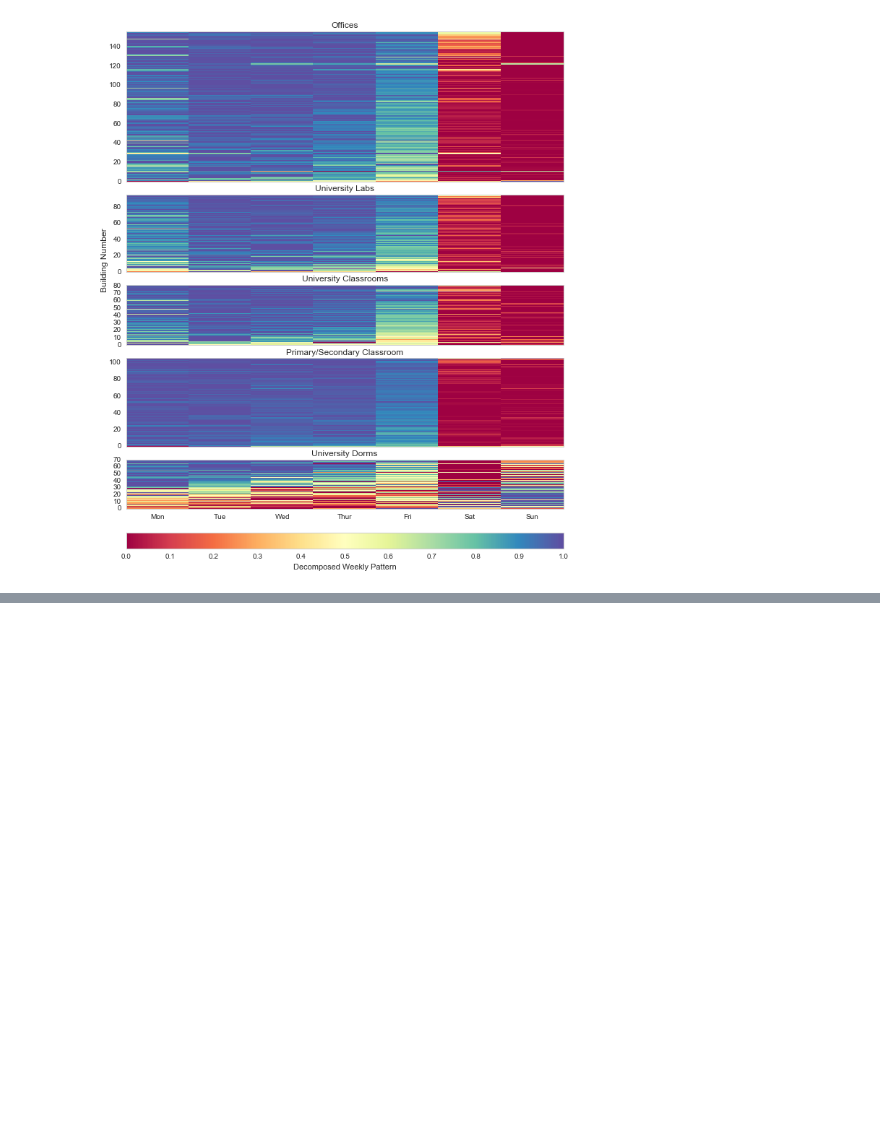
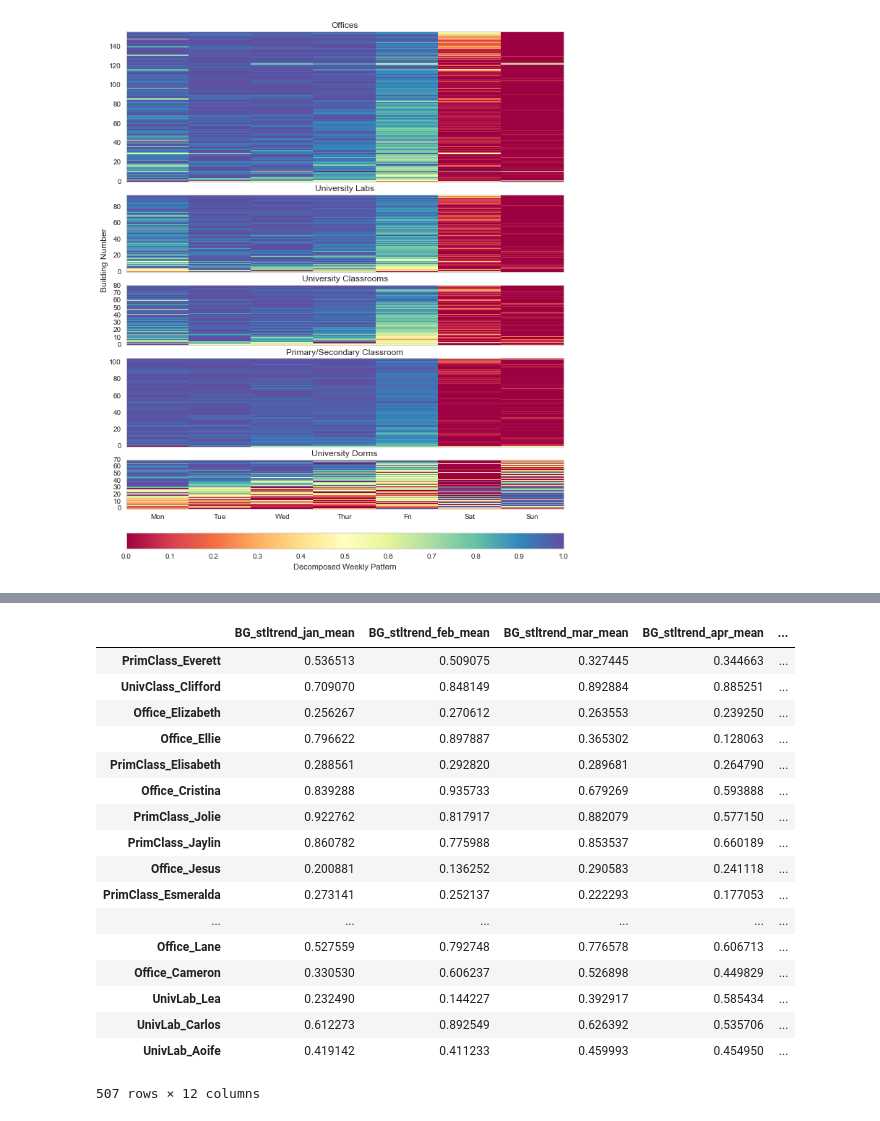
Before and after one commit to buds-lab/the-building-data-genome-project, a Jupyter notebook: notebooks/08_STL Model - Weather Normalized Preprocessing.ipynb, the cells around one changed output, grey strips where cells are left out. Saved outputs shown, nothing was run; the diff lists cells and outputs as text; code cells hidden in the pictures; blank space fills up the shorter version.

```diff
--- a/notebooks/08_STL Model - Weather Normalized Preprocessing.ipynb
+++ b/notebooks/08_STL Model - Weather Normalized Preprocessing.ipynb
@@ -742,0 +752,2 @@ temp_seasonal.to_csv(os.path.join(repos_path,"data/interim/features_stl_weathern
+# %%
+temp_trend_features = pd.groupby(temp_trend_features,by=[temp_trend_features.index.month]).mean().T
@@ -742,0 +763,23 @@ temp_seasonal.to_csv(os.path.join(repos_path,"data/interim/features_stl_weathern
+# %%
+temp_trend_features.columns = ['BG_stltrend_jan_mean','BG_stltrend_feb_mean','BG_stltrend_mar_mean','BG_stltrend_apr_mean','BG_stltrend_may_mean','BG_stltrend_jun_mean','BG_stltrend_jul_mean','BG_stltrend_aug_mean','BG_stltrend_sep_mean','BG_stltrend_oct_mean','BG_stltrend_nov_mean','BG_stltrend_dec_mean']
+# %%
+temp_trend_features
+# %% [output]
+|  | BG_stltrend_jan_mean | BG_stltrend_feb_mean | BG_stltrend_mar_mean | BG_stltrend_apr_mean | ... |
+| PrimClass_Everett | 0.536513 | 0.509075 | 0.327445 | 0.344663 | ... |
+| UnivClass_Clifford | 0.709070 | 0.848149 | 0.892884 | 0.885251 | ... |
+| Office_Elizabeth | 0.256267 | 0.270612 | 0.263553 | 0.239250 | ... |
+| Office_Ellie | 0.796622 | 0.897887 | 0.365302 | 0.128063 | ... |
+| PrimClass_Elisabeth | 0.288561 | 0.292820 | 0.289681 | 0.264790 | ... |
+| Office_Cristina | 0.839288 | 0.935733 | 0.679269 | 0.593888 | ... |
+| PrimClass_Jolie | 0.922762 | 0.817917 | 0.882079 | 0.577150 | ... |
+| PrimClass_Jaylin | 0.860782 | 0.775988 | 0.853537 | 0.660189 | ... |
+| Office_Jesus | 0.200881 | 0.136252 | 0.290583 | 0.241118 | ... |
+| PrimClass_Esmeralda | 0.273141 | 0.252137 | 0.222293 | 0.177053 | ... |
+| ... | ... | ... | ... | ... | ... |
+| Office_Lane | 0.527559 | 0.792748 | 0.776578 | 0.606713 | ... |
+| Office_Cameron | 0.330530 | 0.606237 | 0.526898 | 0.449829 | ... |
+| UnivLab_Lea | 0.232490 | 0.144227 | 0.392917 | 0.585434 | ... |
+| UnivLab_Carlos | 0.612273 | 0.892549 | 0.626392 | 0.535706 | ... |
+| UnivLab_Aoife | 0.419142 | 0.411233 | 0.459993 | 0.454950 | ... |
+507 rows × 12 columns
```
Also changed, not shown: parts of 17 cells of this notebook, 48 other files.
